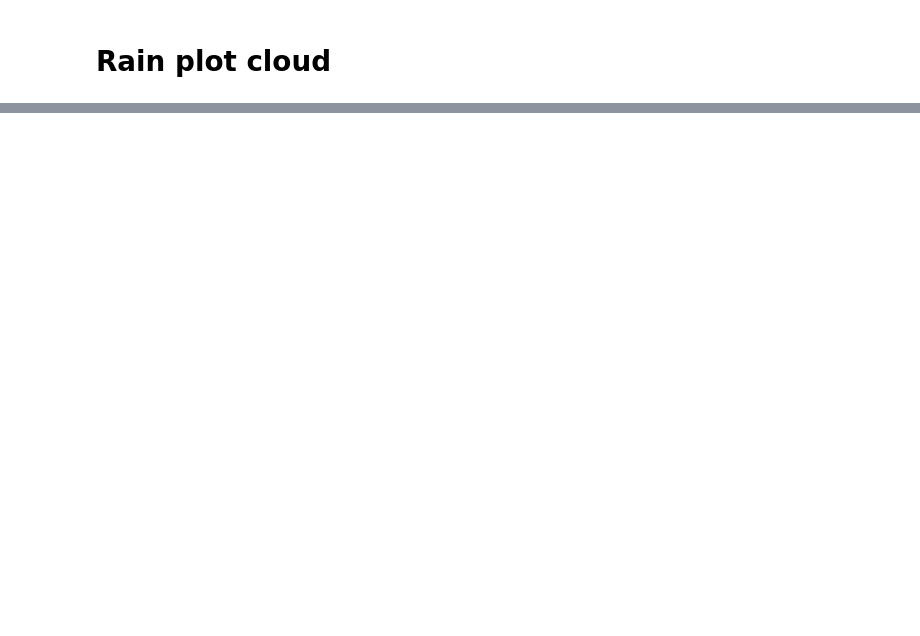
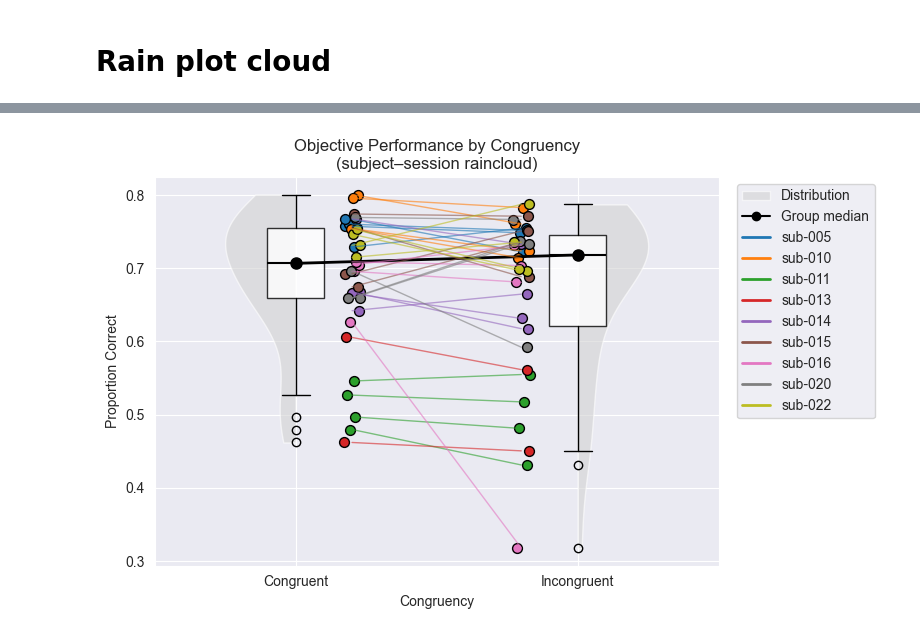
Before and after one commit to carla-coca/my-random-progress-thesis, a Jupyter notebook: Analyses_categorization+modelling.ipynb, the cells around one changed output, grey strips where cells are left out. Cells and saved outputs as stored; diff of their text form; code cells hidden in the pictures; blank space fills up the shorter version.

Commit message:
R-studio + new graph

```diff
--- a/Analyses_categorization+modelling.ipynb
+++ b/Analyses_categorization+modelling.ipynb
@@ -678,0 +679,90 @@ ValueError: zero-size array to reduction operation minimum which has no identity
+# %%
+# 0) load
+df = pd.read_csv(
+    "/Users/carlacoca/Documents/master_internship/outputs_final_data/final_df.csv",
+    sep=";"
+)
+
+# — cleanly turn every entry into 1 (True) or 0 (False) —
+df['objectively_correct'] = df['objectively_correct'].apply(
+    lambda x: 1 if str(x).lower() in ('true','1') else 0
+)
+
+# 1) compute performance per subject–session–congruency
+perf_df = (
+    df
+    .groupby(['subject','session','congruency_response'])['objectively_correct']
+    .mean()
+    .reset_index(name='perf')
+)
+
+# plotting boilerplate (identical to before)…
+
+conds    = ['congruent','incongruent']
+x_base   = [1,2]
+jitter_x = [1.2,1.8]
+subjects = perf_df.subject.unique()
+cmap     = plt.get_cmap('tab10')
+colors   = {s:cmap(i%10) for i,s in enumerate(subjects)}
+
+fig, ax = plt.subplots(figsize=(8,5))
+
+# half-violins
+all_perf = [perf_df[perf_df.congruency_response==c].perf.values for c in conds]
+parts = ax.violinplot(all_perf, positions=x_base, showextrema=False)
+for body, x in zip(parts['bodies'], x_base):
+    verts = body.get_paths()[0].vertices
+    if x==1:
+        verts[:,0] = np.clip(verts[:,0], -np.inf, x)
+    else:
+        verts[:,0] = np.clip(verts[:,0], x, np.inf)
+    body.set_facecolor('lightgray'); body.set_alpha(0.6)
+
+# boxplots
+ax.boxplot(all_perf,
+           positions=x_base, widths=0.2,
+           patch_artist=True,
+           boxprops=dict(facecolor='white', edgecolor='k', alpha=0.8),
+           medianprops=dict(color='black', linewidth=1.5),
+           whiskerprops=dict(color='black'),
+           capprops=dict(color='black'),
+           flierprops=dict(markeredgecolor='black'))
+
+# group median
+group_meds = [np.median(a) for a in all_perf]
+ax.plot(x_base, group_meds, marker='o', color='k', lw=2, ms=8, label='Group median')
+
+# subject–session dots + connectors
+for subj in subjects:
+    sub = perf_df[perf_df.subject==subj]
+    for sess in sub.session.unique():
+        row = sub[sub.session==sess]
+        y1 = row.loc[row.congruency_response=='congruent', 'perf'].iloc[0]
+        y2 = row.loc[row.congruency_response=='incongruent', 'perf'].iloc[0]
+        ax.plot(jitter_x, [y1,y2], color=colors[subj], alpha=0.6, lw=1)
+        x1 = jitter_x[0] + np.random.uniform(-0.03,0.03)
+        x2 = jitter_x[1] + np.random.uniform(-0.03,0.03)
+        ax.scatter(x1, y1, color=colors[subj], edgecolor='k', s=50,
+                   label=subj if sess==sub.session.unique()[0] else "")
+        ax.scatter(x2, y2, color=colors[subj], edgecolor='k', s=50)
+
+# final formatting
+ax.set_xticks(x_base)
+ax.set_xticklabels([c.capitalize() for c in conds])
+ax.set_ylabel('Proportion Correct')
+ax.set_xlabel('Congruency')
+ax.set_title('Objective Performance by Congruency\n(subject–session raincloud)')
+
+# build legend
+handles = [
+    Patch(facecolor='lightgray', label='Distribution', alpha=0.6),
+    Line2D([0],[0], color='k', marker='o', label='Group median')
+]
+for subj in subjects:
+    handles.append(Line2D([0],[0], color=colors[subj], lw=2, label=subj))
+ax.legend(handles=handles, bbox_to_anchor=(1.02,1), loc='upper left')
+
+plt.tight_layout()
+plt.show()
+# %% [output]
+[figure, added]
```
Also changed, not shown: parts of 6 cells of this notebook, 2 other files.
